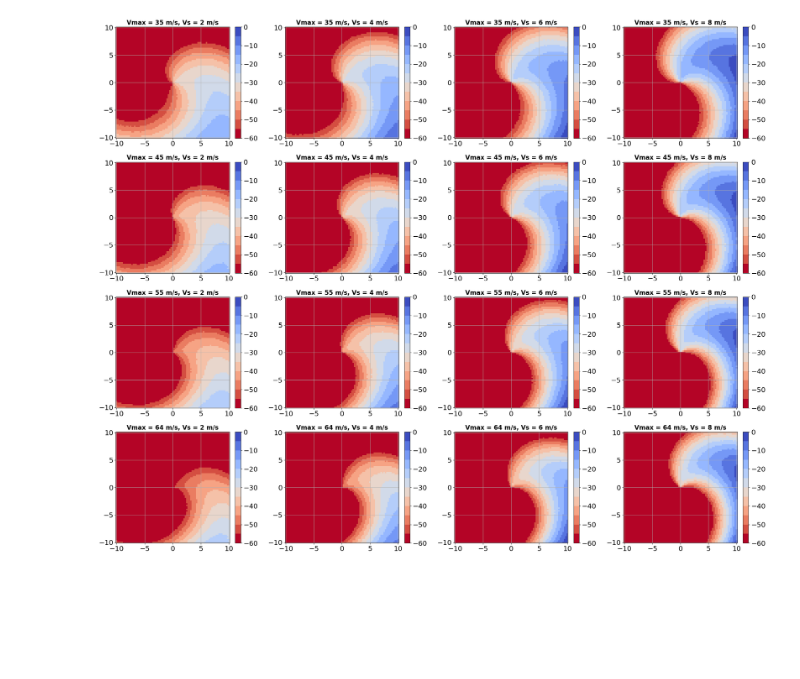
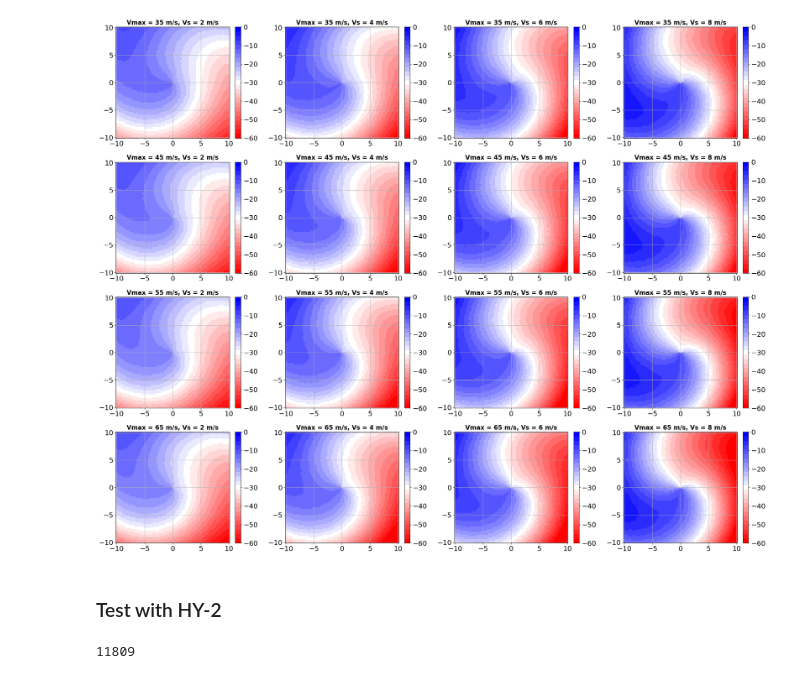
Before and after one commit to Arthur117/TCsLifeMonitFromObs, a Jupyter notebook: winddirection/00_Test_Fig14_ZU12.ipynb, the cells around one changed output. Drawn from its saved outputs; the diff is of its cells as text; code cells hidden in the pictures; blank space fills up the shorter version.

```diff
--- a/winddirection/00_Test_Fig14_ZU12.ipynb
+++ b/winddirection/00_Test_Fig14_ZU12.ipynb
@@ -49,26 +51,31 @@ mpl.rcParams['figure.facecolor'] = 'white'
 ##############################
 def inflow_angle(r_star, theta, vmax, vs):
     '''theta must be in radians.'''
-    return Aa0(r_star, vmax) + (Aa1_Aa0(r_star, vs) * Aa0(r_star, vmax)) * np.cos(theta - np.deg2rad(Pa1(r_star, vs)))
+    return Aa0(r_star, vmax) + Aa1_Aa0(r_star, vs) * Aa0(r_star, vmax) * np.cos(theta - np.deg2rad(Pa1(r_star, vs)))
 
 def Aa0(r_star, vmax):
     '''output is in degrees.'''
-    aA0 = -0.90
-    bA0 = -0.90
-    cA0 = -14.33
+    # aA0 = -0.90
+    aA0 = -0.90 - 0.2 # To match Fig. 12
+    # bA0 = -0.90
+    bA0 = -0.11 # To match Fig. 12
+    # cA0 = -14.33
+    cA0 = -12.8 # To match Fig. 12
     return aA0 * r_star + bA0 * vmax + cA0
 
 def Aa1_Aa0(r_star, vs):
     aA1 = 0.04
     bA1 = 0.05
-    cA1 = 0.14
+    # cA1 = 0.14
+    cA1 = 0.09 # To match Fig. 13
     return -(aA1 * r_star + bA1 * vs + cA1)
 
 def Pa1(r_star, vs):
     '''output is in degrees'''
     aP1 = 6.88
     bP1 = -9.60
-    cP1 = 85.31
+    # cP1 = 85.31
+    cP1 = 80 # To match Fig. 13
     return aP1 * r_star + bP1 * vs + cP1
 
 #########################
@@ -107,0 +118,15 @@ plt.colorbar()
+# %%
+# Fig. 13
+v13s       = np.linspace(1, 9, 321)
+r13s       = np.linspace(0, 12, 481)
+V13s, R13s = np.meshgrid(v13s, r13s)
+
+fig, axes = plt.subplots(nrows=1, ncols=2, figsize=(15, 7))
+
+im = axes[0].pcolormesh(V13s, R13s, -Aa1_Aa0(R13s, V13s), cmap=plt.get_cmap('bwr', 21), vmin=0, vmax=1)
+axes[0].grid()
+fig.colorbar(im, ax=axes[0])
+
+im = axes[1].pcolormesh(V13s, R13s, Pa1(R13s, V13s) % 360, cmap=plt.get_cmap('bwr', 27), vmin=-45, vmax=225)
+axes[1].grid()
+fig.colorbar(im, ax=axes[1])
@@ -108,19 +136,33 @@ plt.colorbar()
 # %%
 ### Plot
 
 fig, axes = plt.subplots(nrows=4, ncols=4, figsize=(25, 20))
 
 for i, ax in enumerate(axes.flat):
     a     = inflow_angle(Rs, THs, lvmx[i // 4], lvs[i % 4])
-    a_car = get_cartesian_var_from(Rs, np.pi/2 - THs, a) # Angle definition
+    a_car = get_cartesian_var_from(Rs, -np.pi/2 - THs, a) # Angle definition
 
     ax.set_title('Vmax = {} m/s, Vs = {} m/s'.format(lvmx[i // 4], lvs[i % 4]), fontsize=16, weight='bold')
 
-    im    = ax.pcolormesh(x_ref, y_ref, a_car, cmap=plt.get_cmap('coolwarm_r', 12), vmin=-60, vmax=0)
+    im    = ax.pcolormesh(x_ref, y_ref, a_car, cmap=plt.get_cmap('bwr_r', 25), vmin=-60, vmax=0)
     fig.colorbar(im, ax=ax, pad=0.04)
 
     ax.grid()
 
 plt.tight_layout()
 # %% [output]
-[figure, old version]
+[figure, new version]
+# %% [markdown]
+### Test with HY-2
+# %%
+import random
+
+N = 500
+
+sct_pth          = '/home/arthur/data/tropical_cyclones/scatterometer/hy-2/polar/*/*/*/*.nc'
+list_of_sct_pths = glob.glob(sct_pth)
+print(len(list_of_sct_pths))
+sct_sample       = random.sample(list_of_sct_pths, N)
+dss              = xr.open_mfdataset(sct_sample, combine='nested', concat_dim='idx')
+# %% [output]
+11809
```
Also changed, not shown: parts of 6 cells of this notebook, 1 other file.
